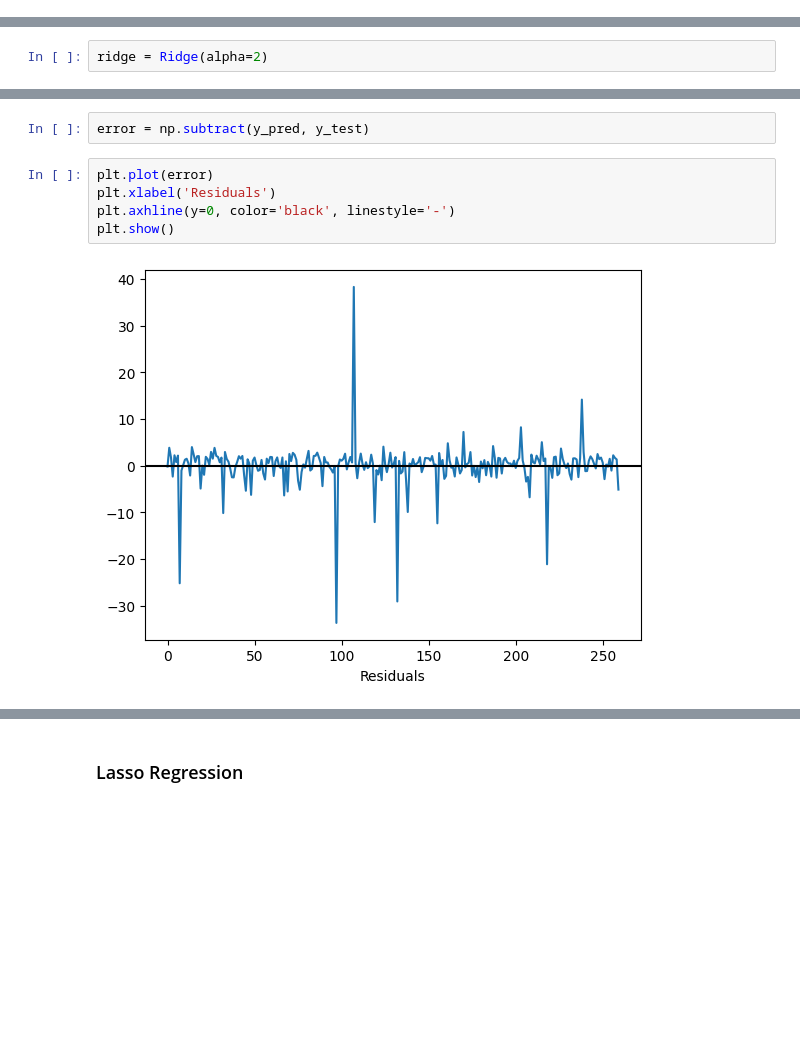
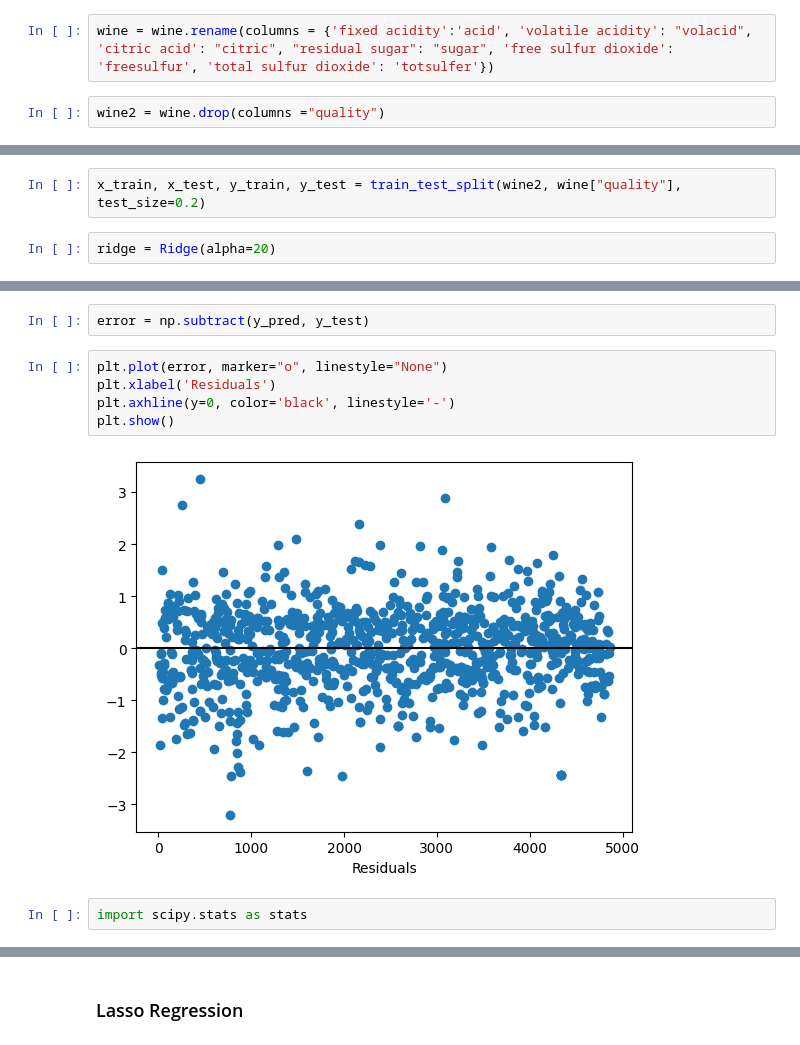
Before and after one commit to DrStephPowers/BIA, a Jupyter notebook: Ch10_Regression.ipynb, the cells around one changed output, grey strips where cells are left out. Cells and saved outputs as stored; diff of their text form; blank space fills up the shorter version.

```diff
--- a/Ch10_Regression.ipynb
+++ b/Ch10_Regression.ipynb
@@ -356,0 +539,4 @@ Notes:
+# %%
+wine = wine.rename(columns = {'fixed acidity':'acid', 'volatile acidity': "volacid", 'citric acid': "citric", "residual sugar": "sugar", 'free sulfur dioxide': 'freesulfur', 'total sulfur dioxide': 'totsulfer'})
+# %%
+wine2 = wine.drop(columns ="quality")
@@ -361,8 +558,10 @@ from sklearn.linear_model import Ridge
 # %%
 from sklearn.metrics import mean_squared_error
 from sklearn.metrics import r2_score
+# %%
+x_train, x_test, y_train, y_test = train_test_split(wine2, wine["quality"], test_size=0.2)
 # %%
-ridge = Ridge(alpha=2)
+ridge = Ridge(alpha=20)
 # %%
 ridge.fit(x_train, y_train)
 # %% [output]
@@ -428,9 +627,11 @@ ridge.score(x_test, y_test)
 # %%
 error = np.subtract(y_pred, y_test)
 # %%
-plt.plot(error)
+plt.plot(error, marker="o", linestyle="None")
 plt.xlabel('Residuals')
 plt.axhline(y=0, color='black', linestyle='-')
 plt.show()
 # %% [output]
-[figure, old version]
+[figure, new version]
+# %%
+import scipy.stats as stats
```
Also changed, not shown: parts of 99 cells of this notebook.
